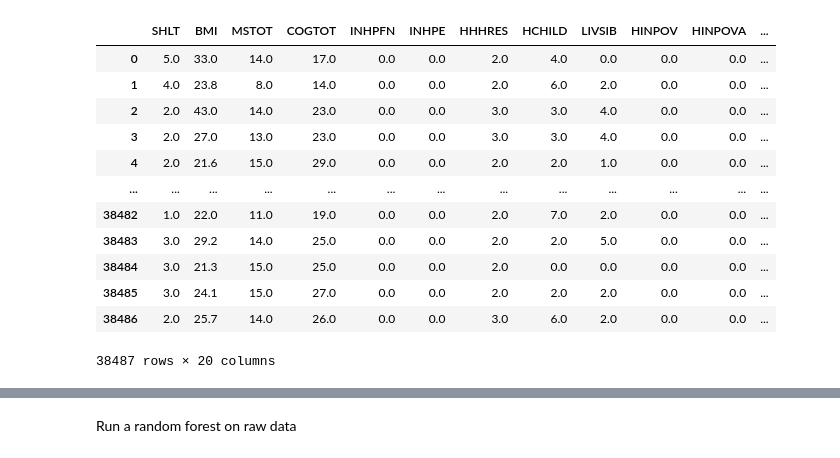
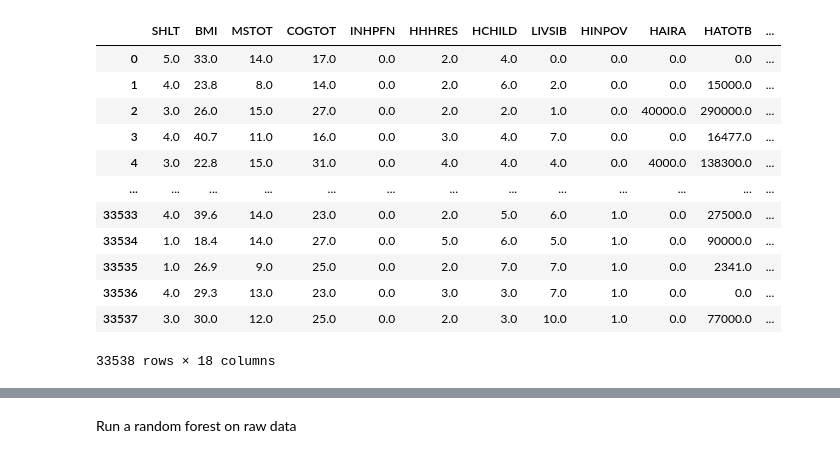
Before and after one commit to YuzhenZhou1327/ESE527_Project_HRS, a Jupyter notebook: data analysis.ipynb, the cells around one changed output, grey strips where cells are left out. Cells and saved outputs as stored; diff of their text form; code cells hidden in the pictures.

```diff
--- a/data analysis.ipynb
+++ b/data analysis.ipynb
@@ -55,21 +55,22 @@ def kf_RandomFroestRegressor(X, y, n_estimators =100 ,k=5):
     print(f"Train: R-squared = {np.mean(train_r_squared)}, MSE = {np.mean(train_mse)}\nTest: R-squared = {np.mean(test_r_squared)}, MSE = {np.mean(test_mse)}")
     return (train_errors, test_error)
 # %%
-pd.read_csv('cleaned_extracted_data.csv')
+#pd.read_csv('cleaned_extracted_data.csv')
+pd.read_csv('Removed_outliers_byGroup_data.csv')
 # %% [output]
-|  | SHLT | BMI | MSTOT | COGTOT | INHPFN | INHPE | HHHRES | HCHILD | LIVSIB | HINPOV | HINPOVA | ... |
-| 0 | 5.0 | 33.0 | 14.0 | 17.0 | 0.0 | 0.0 | 2.0 | 4.0 | 0.0 | 0.0 | 0.0 | ... |
-| 1 | 4.0 | 23.8 | 8.0 | 14.0 | 0.0 | 0.0 | 2.0 | 6.0 | 2.0 | 0.0 | 0.0 | ... |
-| 2 | 2.0 | 43.0 | 14.0 | 23.0 | 0.0 | 0.0 | 3.0 | 3.0 | 4.0 | 0.0 | 0.0 | ... |
-| 3 | 2.0 | 27.0 | 13.0 | 23.0 | 0.0 | 0.0 | 3.0 | 3.0 | 4.0 | 0.0 | 0.0 | ... |
-| 4 | 2.0 | 21.6 | 15.0 | 29.0 | 0.0 | 0.0 | 2.0 | 2.0 | 1.0 | 0.0 | 0.0 | ... |
+|  | SHLT | BMI | MSTOT | COGTOT | INHPFN | HHHRES | HCHILD | LIVSIB | HINPOV | HAIRA | HATOTB | ... |
+| 0 | 5.0 | 33.0 | 14.0 | 17.0 | 0.0 | 2.0 | 4.0 | 0.0 | 0.0 | 0.0 | 0.0 | ... |
+| 1 | 4.0 | 23.8 | 8.0 | 14.0 | 0.0 | 2.0 | 6.0 | 2.0 | 0.0 | 0.0 | 15000.0 | ... |
+| 2 | 3.0 | 26.0 | 15.0 | 27.0 | 0.0 | 2.0 | 2.0 | 1.0 | 0.0 | 40000.0 | 290000.0 | ... |
+| 3 | 4.0 | 40.7 | 11.0 | 16.0 | 0.0 | 3.0 | 4.0 | 7.0 | 0.0 | 0.0 | 16477.0 | ... |
+| 4 | 3.0 | 22.8 | 15.0 | 31.0 | 0.0 | 4.0 | 4.0 | 4.0 | 0.0 | 4000.0 | 138300.0 | ... |
 | ... | ... | ... | ... | ... | ... | ... | ... | ... | ... | ... | ... | ... |
-| 38482 | 1.0 | 22.0 | 11.0 | 19.0 | 0.0 | 0.0 | 2.0 | 7.0 | 2.0 | 0.0 | 0.0 | ... |
-| 38483 | 3.0 | 29.2 | 14.0 | 25.0 | 0.0 | 0.0 | 2.0 | 2.0 | 5.0 | 0.0 | 0.0 | ... |
-| 38484 | 3.0 | 21.3 | 15.0 | 25.0 | 0.0 | 0.0 | 2.0 | 0.0 | 0.0 | 0.0 | 0.0 | ... |
-| 38485 | 3.0 | 24.1 | 15.0 | 27.0 | 0.0 | 0.0 | 2.0 | 2.0 | 2.0 | 0.0 | 0.0 | ... |
-| 38486 | 2.0 | 25.7 | 14.0 | 26.0 | 0.0 | 0.0 | 3.0 | 6.0 | 2.0 | 0.0 | 0.0 | ... |
+| 33533 | 4.0 | 39.6 | 14.0 | 23.0 | 0.0 | 2.0 | 5.0 | 6.0 | 1.0 | 0.0 | 27500.0 | ... |
+| 33534 | 1.0 | 18.4 | 14.0 | 27.0 | 0.0 | 5.0 | 6.0 | 5.0 | 1.0 | 0.0 | 90000.0 | ... |
+| 33535 | 1.0 | 26.9 | 9.0 | 25.0 | 0.0 | 2.0 | 7.0 | 7.0 | 1.0 | 0.0 | 2341.0 | ... |
+| 33536 | 4.0 | 29.3 | 13.0 | 23.0 | 0.0 | 3.0 | 3.0 | 7.0 | 1.0 | 0.0 | 0.0 | ... |
+| 33537 | 3.0 | 30.0 | 12.0 | 25.0 | 0.0 | 2.0 | 3.0 | 10.0 | 1.0 | 0.0 | 77000.0 | ... |
-38487 rows × 20 columns
+33538 rows × 18 columns
 # %%
 # df = pd.read_csv('cleaned_extracted_data.csv').drop(["HINPOVA","INHPE"], axis = 1)
 
```
Also changed, not shown: parts of 4 cells of this notebook, 11 other files.
